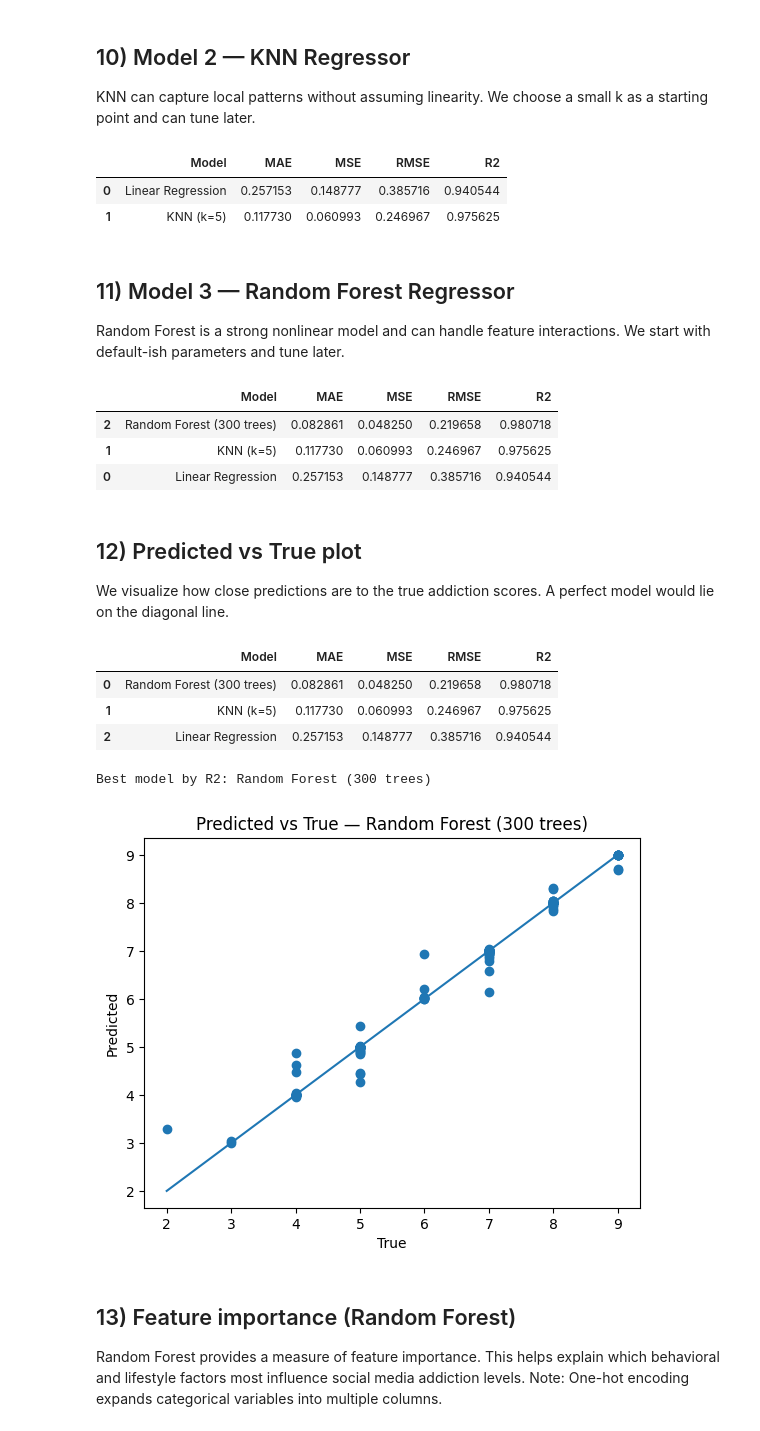
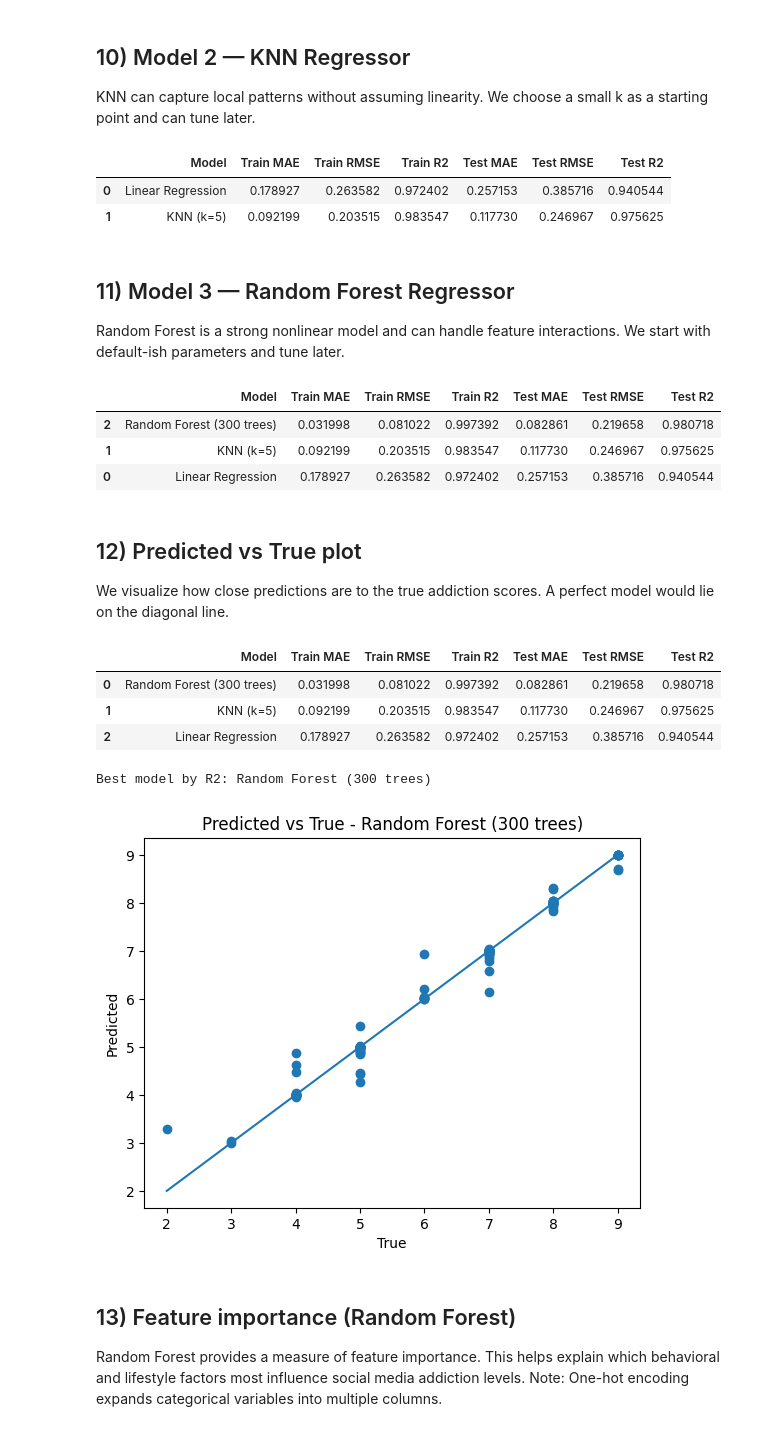
Before and after one commit to Jemmy0406/final-project, a Jupyter notebook: EE344_final_project.ipynb, the cells around one changed output. Drawn from its saved outputs; the diff is of its cells as text; code cells hidden in the pictures.

```diff
--- a/EE344_final_project.ipynb
+++ b/EE344_final_project.ipynb
@@ -283,7 +289,16 @@ linreg.fit(X_train, y_train)
 y_pred_lr = linreg.predict(X_test)
 
 results = []
-results.append(evaluate_regression(y_test, y_pred_lr, name="Linear Regression"))
+linreg.fit(X_train, y_train)
+
+results.append(
+    evaluate_regression(
+        linreg,
+        X_train, y_train,
+        X_test, y_test,
+        name="Linear Regression"
+    )
+)
 
 pd.DataFrame(results)
 # %% [output]
@@ -302,13 +317,21 @@ knn = Pipeline(steps=[
 
 knn.fit(X_train, y_train)
 y_pred_knn = knn.predict(X_test)
+knn.fit(X_train, y_train)
 
-results.append(evaluate_regression(y_test, y_pred_knn, name="KNN (k=5)"))
+results.append(
+    evaluate_regression(
+        knn,
+        X_train, y_train,
+        X_test, y_test,
+        name="KNN (k=5)"
+    )
+)
 pd.DataFrame(results)
 # %% [output]
-|  | Model | MAE | MSE | RMSE | R2 |
-| 0 | Linear Regression | 0.257153 | 0.148777 | 0.385716 | 0.940544 |
-| 1 | KNN (k=5) | 0.117730 | 0.060993 | 0.246967 | 0.975625 |
+|  | Model | Train MAE | Train RMSE | Train R2 | Test MAE | Test RMSE | Test R2 |
+| 0 | Linear Regression | 0.178927 | 0.263582 | 0.972402 | 0.257153 | 0.385716 | 0.940544 |
+| 1 | KNN (k=5) | 0.092199 | 0.203515 | 0.983547 | 0.117730 | 0.246967 | 0.975625 |
 # %% [markdown]
 ## 11) Model 3 — Random Forest Regressor
 
@@ -326,13 +349,22 @@ rf = Pipeline(steps=[
 rf.fit(X_train, y_train)
 y_pred_rf = rf.predict(X_test)
 
-results.append(evaluate_regression(y_test, y_pred_rf, name="Random Forest (300 trees)"))
-pd.DataFrame(results).sort_values("R2", ascending=False)
+rf.fit(X_train, y_train)
+
+results.append(
+    evaluate_regression(
+        rf,
+        X_train, y_train,
+        X_test, y_test,
+        name="Random Forest (300 trees)"
+    )
+)
+pd.DataFrame(results).sort_values("Test R2", ascending=False)
 # %% [output]
-|  | Model | MAE | MSE | RMSE | R2 |
-| 2 | Random Forest (300 trees) | 0.082861 | 0.048250 | 0.219658 | 0.980718 |
-| 1 | KNN (k=5) | 0.117730 | 0.060993 | 0.246967 | 0.975625 |
-| 0 | Linear Regression | 0.257153 | 0.148777 | 0.385716 | 0.940544 |
+|  | Model | Train MAE | Train RMSE | Train R2 | Test MAE | Test RMSE | Test R2 |
+| 2 | Random Forest (300 trees) | 0.031998 | 0.081022 | 0.997392 | 0.082861 | 0.219658 | 0.980718 |
+| 1 | KNN (k=5) | 0.092199 | 0.203515 | 0.983547 | 0.117730 | 0.246967 | 0.975625 |
+| 0 | Linear Regression | 0.178927 | 0.263582 | 0.972402 | 0.257153 | 0.385716 | 0.940544 |
 # %% [markdown]
 ## 12) Predicted vs True plot
 
@@ -340,37 +372,37 @@ We visualize how close predictions are to the true addiction scores.
 A perfect model would lie on the diagonal line.
 # %%
 # pick best model by R2
-results_df = pd.DataFrame(results).sort_values("R2", ascending=False).reset_index(drop=True)
+results_df = pd.DataFrame(results).sort_values("Test R2", ascending=False).reset_index(drop=True)
 display(results_df)
 
 best_name = results_df.loc[0, "Model"]
 print("Best model by R2:", best_name)
 
 pred_map = {
     "Linear Regression": y_pred_lr,
     "KNN (k=5)": y_pred_knn,
     "Random Forest (300 trees)": y_pred_rf
 }
 best_pred = pred_map[best_name]
 
 plt.figure()
 plt.scatter(y_test, best_pred)
-plt.title(f"Predicted vs True — {best_name}")
+plt.title(f"Predicted vs True - {best_name}")
 plt.xlabel("True")
 plt.ylabel("Predicted")
 
 # diagonal reference
 min_v = min(y_test.min(), best_pred.min())
 max_v = max(y_test.max(), best_pred.max())
 plt.plot([min_v, max_v], [min_v, max_v])
 plt.show()
 # %% [output]
-|  | Model | MAE | MSE | RMSE | R2 |
-| 0 | Random Forest (300 trees) | 0.082861 | 0.048250 | 0.219658 | 0.980718 |
-| 1 | KNN (k=5) | 0.117730 | 0.060993 | 0.246967 | 0.975625 |
-| 2 | Linear Regression | 0.257153 | 0.148777 | 0.385716 | 0.940544 |
+|  | Model | Train MAE | Train RMSE | Train R2 | Test MAE | Test RMSE | Test R2 |
+| 0 | Random Forest (300 trees) | 0.031998 | 0.081022 | 0.997392 | 0.082861 | 0.219658 | 0.980718 |
+| 1 | KNN (k=5) | 0.092199 | 0.203515 | 0.983547 | 0.117730 | 0.246967 | 0.975625 |
+| 2 | Linear Regression | 0.178927 | 0.263582 | 0.972402 | 0.257153 | 0.385716 | 0.940544 |
 Best model by R2: Random Forest (300 trees)
-[figure, old version]
+[figure, new version]
 # %% [markdown]
 ## 13) Feature importance (Random Forest)
 
```
Also changed, not shown: parts of 13 cells of this notebook.
